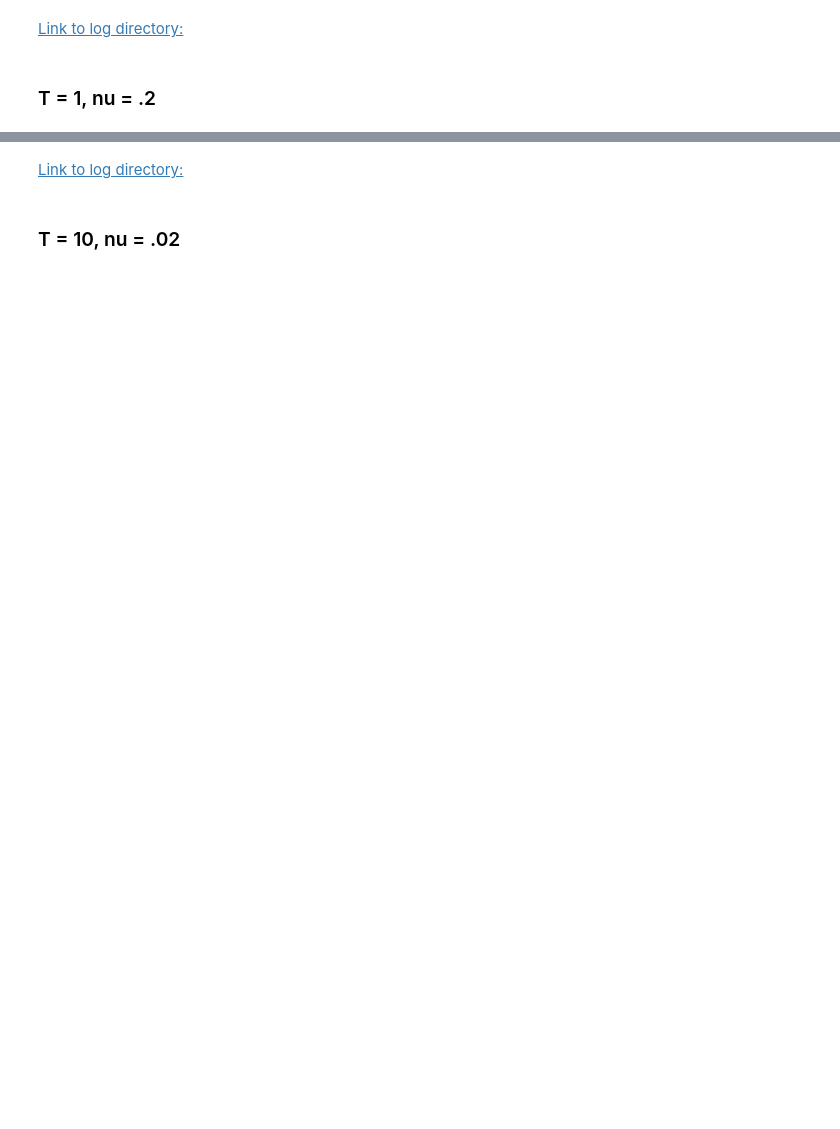
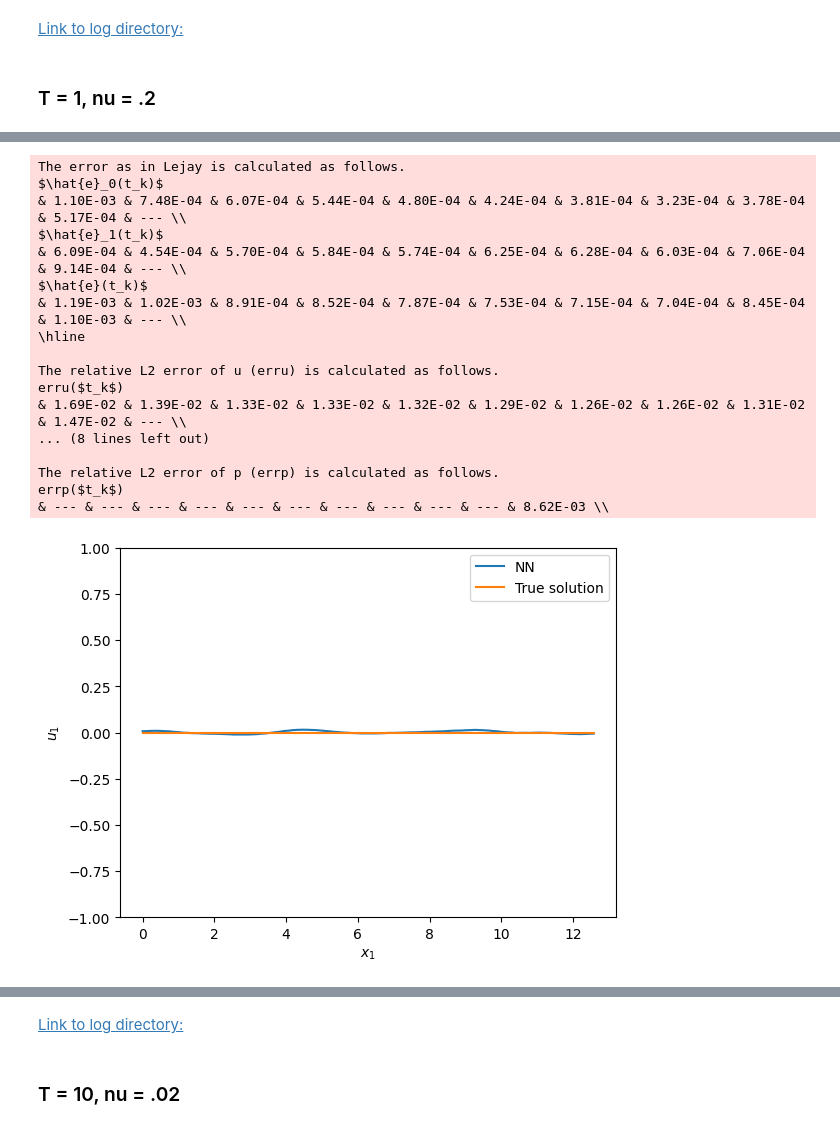
Before and after one commit to nguwijy/deep_branching_with_domain, a Jupyter notebook: notebooks/deep_navier_stokes.ipynb, the cells around one changed output, grey strips where cells are left out. Cells and saved outputs as stored; diff of their text form; code cells hidden in the pictures; blank space fills up the shorter version.

```diff
--- a/notebooks/deep_navier_stokes.ipynb
+++ b/notebooks/deep_navier_stokes.ipynb
@@ -404,7 +252,7 @@ model = Net(
     verbose=True,
     nu=nu,
     branch_nb_path_per_state=1000,
-    branch_nb_states=100000 * 4,
+    branch_nb_states=100000,
     branch_nb_states_per_batch=1000,
     fix_all_dim_except_first=False,
     epochs=10000,
@@ -416,12 +264,7 @@ model = Net(
     fix_t_dim=False,
     save_for_best_model=False,
     outlier_multiplier=10,
+    overtrain_rate_for_p=0.1,
     continue_from_checkpoint=taylor_green_reuse_checkpoint,
 )
 model.train_and_eval()
-model.error_calculation(
-    exact_u_fun=partial(exact_example_u_tensor, nu=nu, T=T),
-    exact_p_fun=exact_example_p_tensor,
-    nb_pts_spatial=2*126+1
-)
-model.compare_with_exact(exact_fun=partial(exact_example, nu=nu))
@@ -428,7 +289,26 @@ model.compare_with_exact(exact_fun=partial(exact_example, nu=nu))
 # %%
 model.error_calculation(
     exact_u_fun=partial(exact_example_u_tensor, nu=nu, T=T),
     exact_p_fun=exact_example_p_tensor,
-    nb_pts_spatial=2*126+1
+    nb_pts_spatial=4*126+1
 )
 model.compare_with_exact(exact_fun=partial(exact_example, nu=nu), exclude_terminal=True, ylim=(-1, 1))
+# %% [output]
+The error as in Lejay is calculated as follows.
+$\hat{e}_0(t_k)$
+& 1.10E-03 & 7.48E-04 & 6.07E-04 & 5.44E-04 & 4.80E-04 & 4.24E-04 & 3.81E-04 & 3.23E-04 & 3.78E-04 & 5.17E-04 & --- \\
+$\hat{e}_1(t_k)$
+& 6.09E-04 & 4.54E-04 & 5.70E-04 & 5.84E-04 & 5.74E-04 & 6.25E-04 & 6.28E-04 & 6.03E-04 & 7.06E-04 & 9.14E-04 & --- \\
+$\hat{e}(t_k)$
+& 1.19E-03 & 1.02E-03 & 8.91E-04 & 8.52E-04 & 7.87E-04 & 7.53E-04 & 7.15E-04 & 7.04E-04 & 8.45E-04 & 1.10E-03 & --- \\
+\hline
+
+The relative L2 error of u (erru) is calculated as follows.
+erru($t_k$)
+& 1.69E-02 & 1.39E-02 & 1.33E-02 & 1.33E-02 & 1.32E-02 & 1.29E-02 & 1.26E-02 & 1.26E-02 & 1.31E-02 & 1.47E-02 & --- \\
+... (8 lines left out)
+
+The relative L2 error of p (errp) is calculated as follows.
+errp($t_k$)
+& --- & --- & --- & --- & --- & --- & --- & --- & --- & --- & 8.62E-03 \\
+[figure, added]
```
Also changed, not shown: parts of 17 cells of this notebook.
